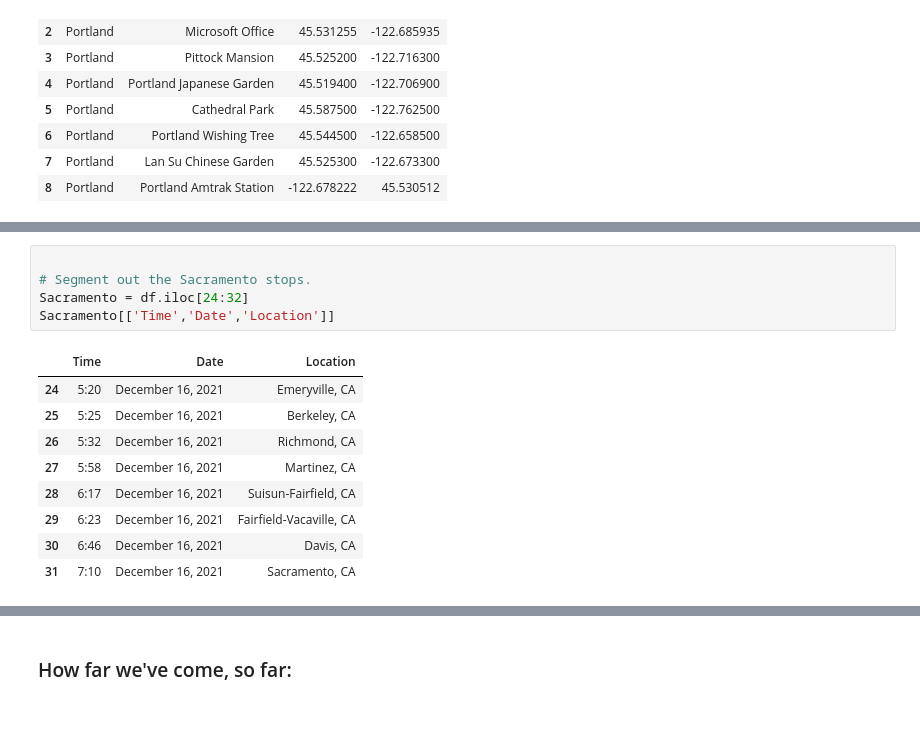
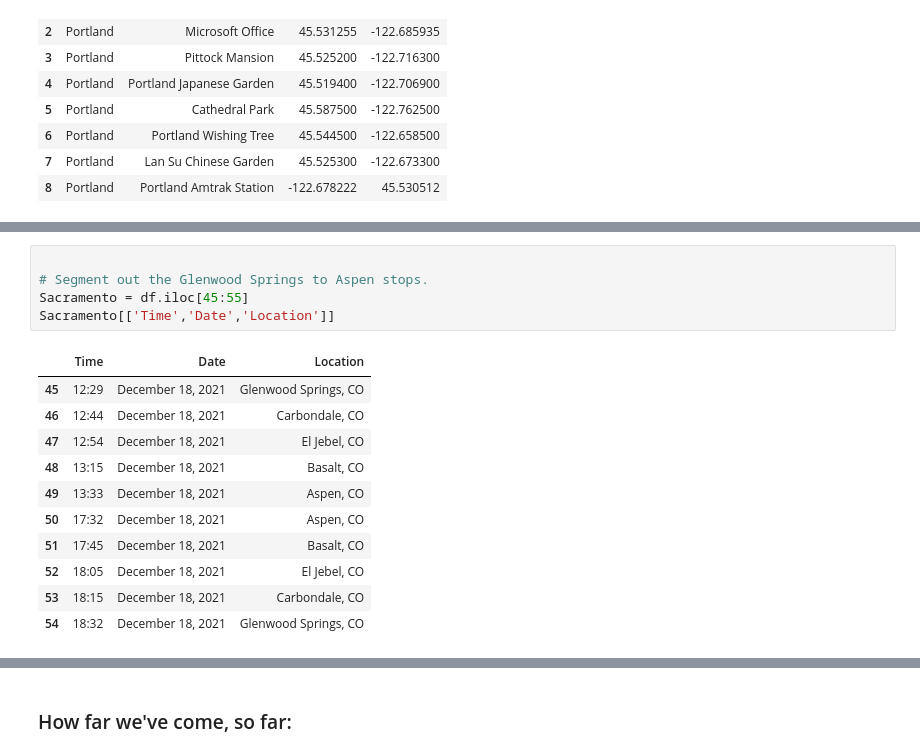
Before and after one commit to dynamicwebpaige/IRL-ticket-to-ride, a Jupyter notebook: notebooks/3-GlenwoodSprings.ipynb, the cells around one changed output, grey strips where cells are left out. Cells and saved outputs as stored; diff of their text form; blank space fills up the shorter version.

```diff
--- a/notebooks/3-GlenwoodSprings.ipynb
+++ b/notebooks/3-GlenwoodSprings.ipynb
@@ -259,18 +240,20 @@ Last minute switch, caught the 5:12am train from Oakland to Sacramento. Literall
 # %%
 
-# Segment out the Sacramento stops.
-Sacramento = df.iloc[24:32]
+# Segment out the Glenwood Springs to Aspen stops.
+Sacramento = df.iloc[45:55]
 Sacramento[['Time','Date','Location']]
 # %% [output]
 |  | Time | Date | Location |
-| 24 | 5:20 | December 16, 2021 | Emeryville, CA |
-| 25 | 5:25 | December 16, 2021 | Berkeley, CA |
-| 26 | 5:32 | December 16, 2021 | Richmond, CA |
-| 27 | 5:58 | December 16, 2021 | Martinez, CA |
-| 28 | 6:17 | December 16, 2021 | Suisun-Fairfield, CA |
-| 29 | 6:23 | December 16, 2021 | Fairfield-Vacaville, CA |
-| 30 | 6:46 | December 16, 2021 | Davis, CA |
-| 31 | 7:10 | December 16, 2021 | Sacramento, CA |
+| 45 | 12:29 | December 18, 2021 | Glenwood Springs, CO |
+| 46 | 12:44 | December 18, 2021 | Carbondale, CO |
+| 47 | 12:54 | December 18, 2021 | El Jebel, CO |
+| 48 | 13:15 | December 18, 2021 | Basalt, CO |
+| 49 | 13:33 | December 18, 2021 | Aspen, CO |
+| 50 | 17:32 | December 18, 2021 | Aspen, CO |
+| 51 | 17:45 | December 18, 2021 | Basalt, CO |
+| 52 | 18:05 | December 18, 2021 | El Jebel, CO |
+| 53 | 18:15 | December 18, 2021 | Carbondale, CO |
+| 54 | 18:32 | December 18, 2021 | Glenwood Springs, CO |
 # %% [markdown]
 
 | City | Picture | Description |
```
Also changed, not shown: parts of 17 cells of this notebook.
